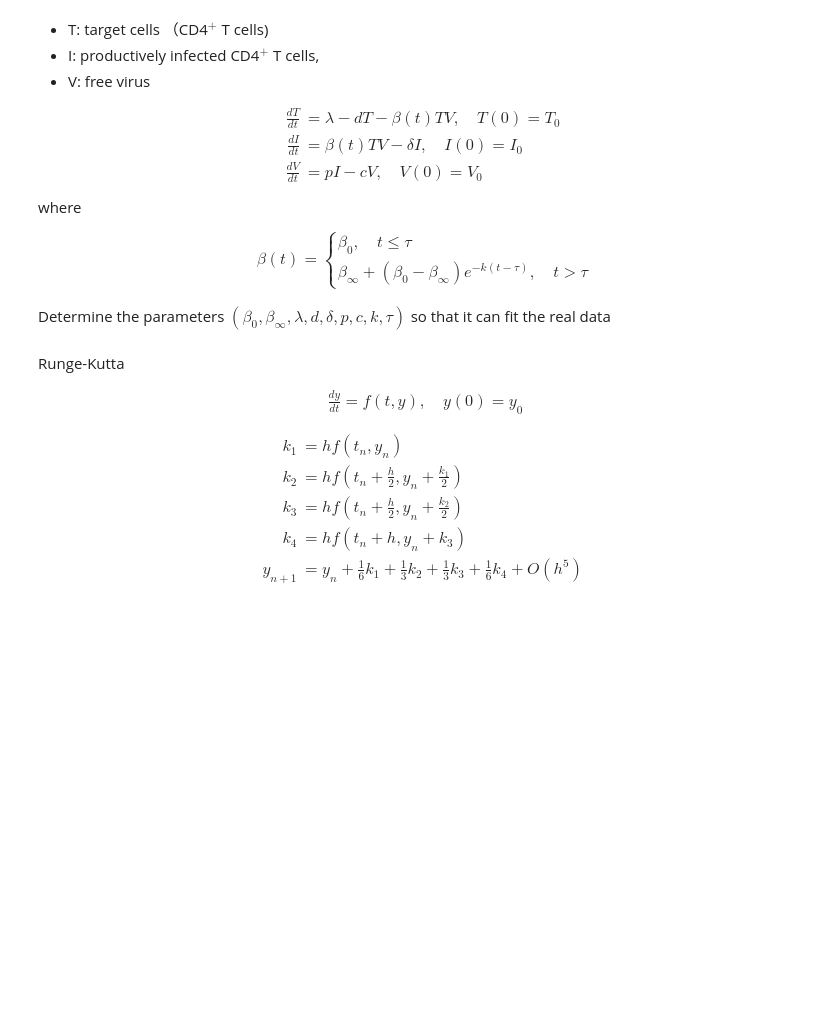
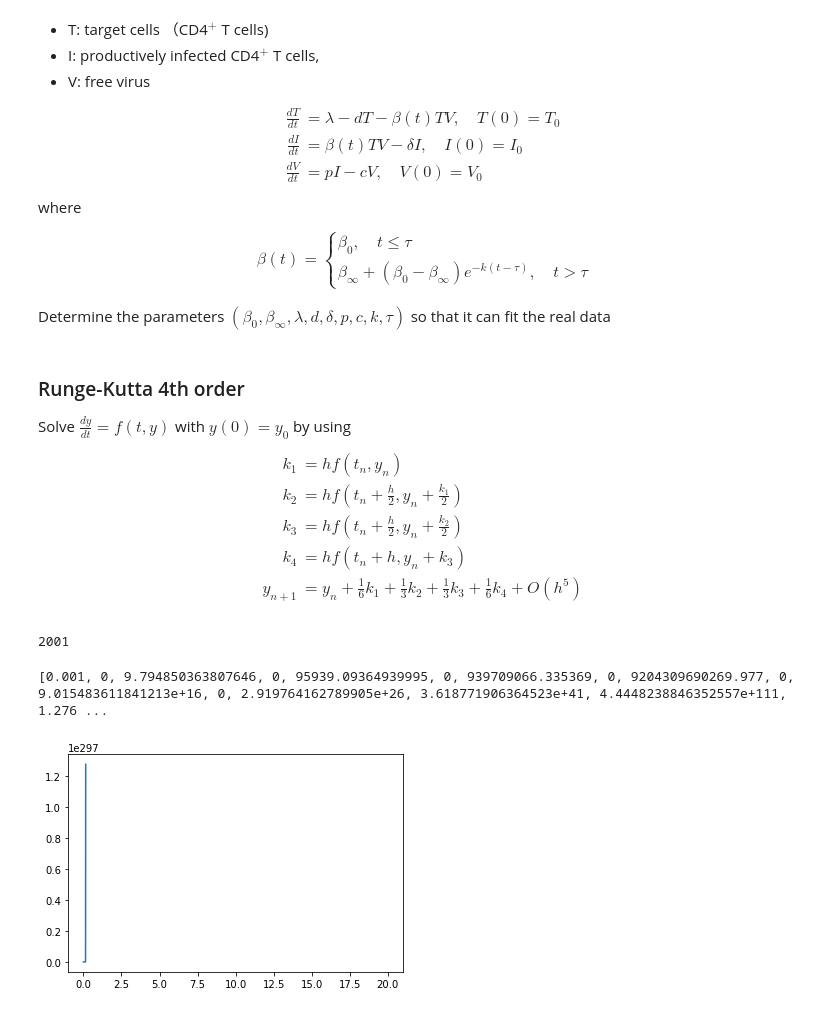
Before and after one commit to yd124/HIVintern2022Summer, a Jupyter notebook: ODEmodel-RK.ipynb, the cells around one changed output. Saved outputs shown, nothing was run; the diff lists cells and outputs as text; code cells hidden in the pictures; blank space fills up the shorter version.

```diff
--- a/ODEmodel-RK.ipynb
+++ b/ODEmodel-RK.ipynb
@@ -164,10 +141,10 @@ def fV(param):
 # %% [markdown]
-Runge-Kutta
-
-\begin{align}
-\frac{dy}{dt} = f(t,y), \quad y(0) = y_0
-\end{align}
-
+###  Runge-Kutta 4th order
+Solve
+$
+\frac{dy}{dt} = f(t,y)
+$ with $ y(0) = y_0 $
+by using
 \begin{align}
 k_1 &= h f(t_n,y_n) \\
 k_2 &= h f(t_n+\frac{h}{2}, y_n + \frac{k_1}{2})\\
@@ -197,13 +174,3 @@ T(t+h) - T(t) &=
 
 
 \end{align} -->
-# %%
-def runge_kutta(y, t, f,h):
-    b = beta(t,tau,k,beta_0,beta_ifty)
-
-    T,V,I = y;
-    param = T,V,I,b,lda,d,dlt,p,c;
-    k_1 = h*f(param)
-
-
-    return y_new
@@ -210,3 +217,45 @@ def runge_kutta(y, t, f,h):
+# %%
+def predict_v(beta_0,beta_ifty, k, dlt, p, d, tau):
+    # initial value
+    T_0 = 10**4  # ml
+    I_0 = 0
+    V_0 = 10**-3
+    c = 23 # 1/day  p.2
+    lda = d * T_0
+
+    t_end = 20
+    h = 0.01
+    N = int(t_end/h) + 1
+
+
+    T = N * [T_0]
+    I = N * [I_0]
+    V = N * [V_0]
+
+    i = 0
+    t = h
+    while t < t_end:
+        b = beta(t,tau,k,beta_0,beta_ifty)
+        T[i+1],I[i+1],V[i+1] = runge_kutta(T[i],I[i],V[i],h,b,lda,d,dlt,p,c)
+
+        i += 1
+        t += h
+
+    return V
+# %%
+len(pred)
+# %% [output]
+2001
+# %%
+# beta_0,beta_ifty, k, dlt, p, d, tau = 4.2*(10**-7),0.76*(10**-7),0.049,0.812,12.962*(10**3),0.032,11
+
+
+pred = predict_v(4.2*(10**-7),0.76*(10**-7),0.049,0.812,12.962*(10**3),0.032,11)
+plt.plot(np.arange(0,20.005,0.01),pred)
+print(pred)
+# %% [output]
+[0.001, 0, 9.794850363807646, 0, 95939.09364939995, 0, 939709066.335369, 0, 9204309690269.977, 0, 9.015483611841213e+16, 0, 2.919764162789905e+26, 3.618771906364523e+41, 4.4448238846352557e+111, 1.276 ...
+[figure, added]
 # %%
 def J(beta_0,beta_infty, k, delta, p, d):
     return 1/N * sum(([np.log10(V[i]) -np.log10(V_true[i])**2 for i in range(N)])
```
Also changed, not shown: parts of 12 cells of this notebook, 1 other file.
